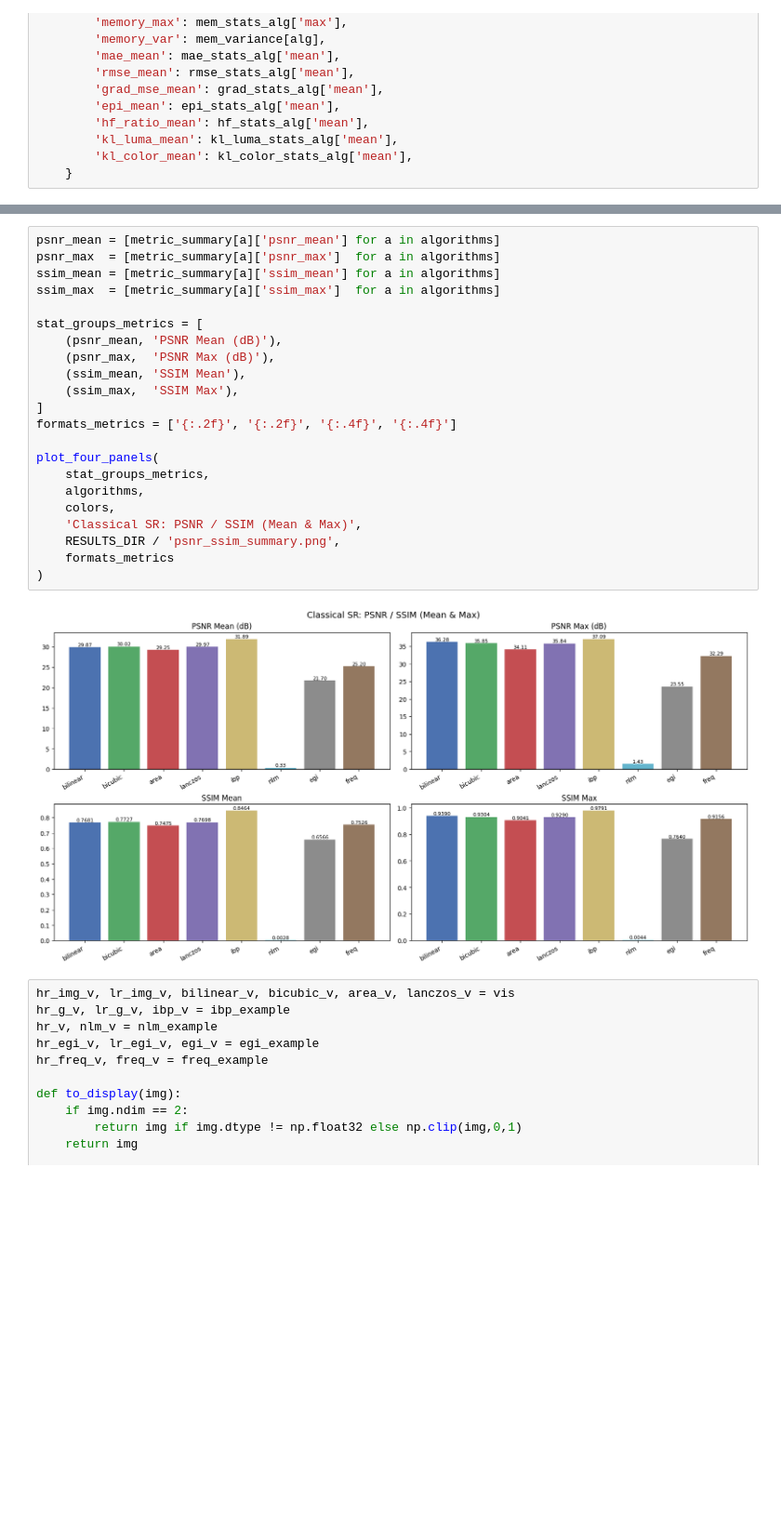
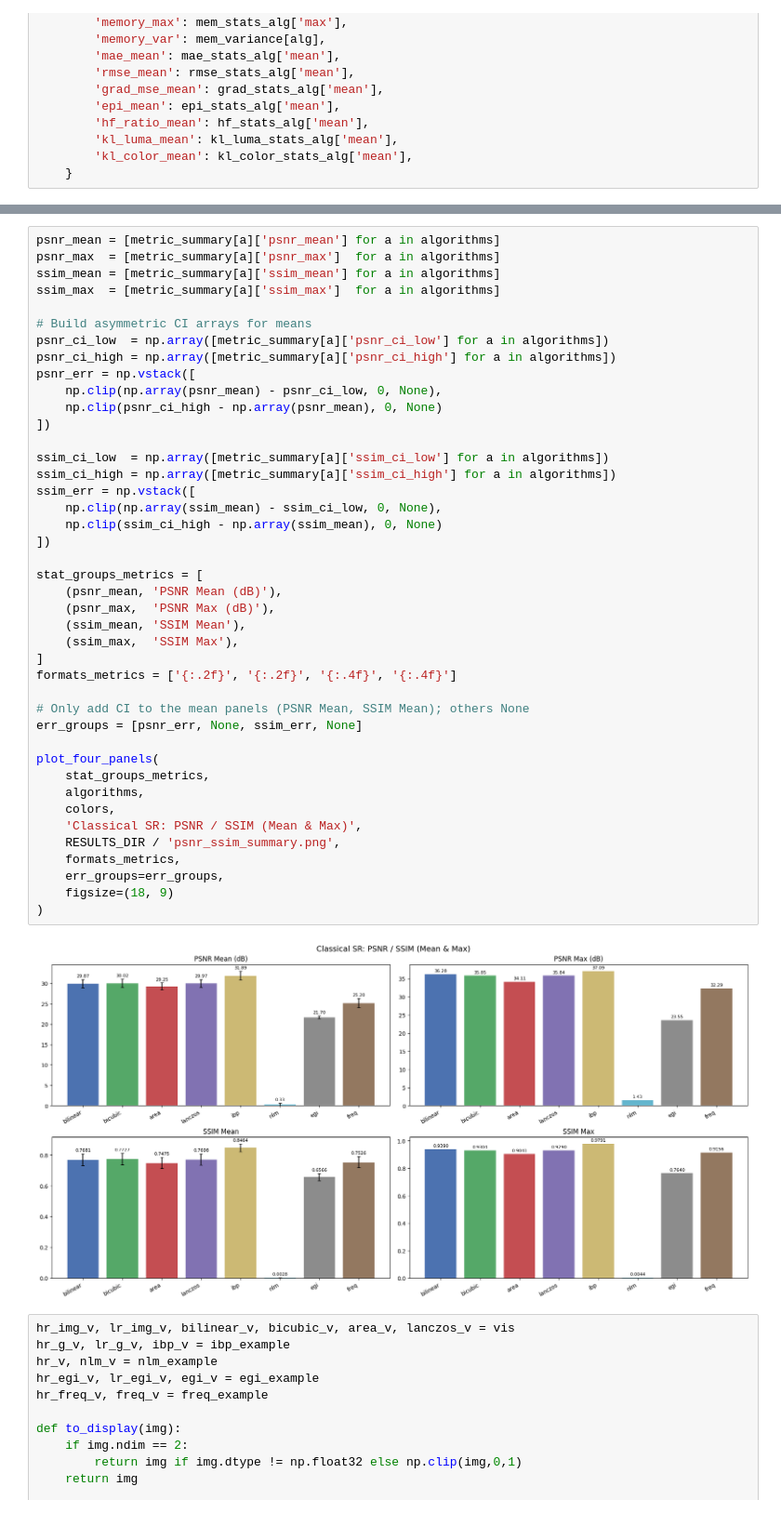
Before and after one commit to bgmanuel99/Super-Resolution-Images-for-3D-Printing-Defect-Detection, a Jupyter notebook: SRModels/classic_super_resolution_algorithms/super_resolucion_clasica.ipynb, the cells around one changed output, grey strips where cells are left out. Shown at 93% size. Saved outputs shown, nothing was run; the diff lists cells and outputs as text; blank space fills up the shorter version.

Commit message:
Changing displaying method and PSNR and SSIM panels

```diff
--- a/SRModels/classic_super_resolution_algorithms/super_resolucion_clasica.ipynb
+++ b/SRModels/classic_super_resolution_algorithms/super_resolucion_clasica.ipynb
@@ -322,27 +388,47 @@ plot_four_panels(
 # %%
 psnr_mean = [metric_summary[a]['psnr_mean'] for a in algorithms]
 psnr_max  = [metric_summary[a]['psnr_max']  for a in algorithms]
 ssim_mean = [metric_summary[a]['ssim_mean'] for a in algorithms]
 ssim_max  = [metric_summary[a]['ssim_max']  for a in algorithms]
+
+# Build asymmetric CI arrays for means
+psnr_ci_low  = np.array([metric_summary[a]['psnr_ci_low'] for a in algorithms])
+psnr_ci_high = np.array([metric_summary[a]['psnr_ci_high'] for a in algorithms])
+psnr_err = np.vstack([
+    np.clip(np.array(psnr_mean) - psnr_ci_low, 0, None),
+    np.clip(psnr_ci_high - np.array(psnr_mean), 0, None)
+])
+
+ssim_ci_low  = np.array([metric_summary[a]['ssim_ci_low'] for a in algorithms])
+ssim_ci_high = np.array([metric_summary[a]['ssim_ci_high'] for a in algorithms])
+ssim_err = np.vstack([
+    np.clip(np.array(ssim_mean) - ssim_ci_low, 0, None),
+    np.clip(ssim_ci_high - np.array(ssim_mean), 0, None)
+])
 
 stat_groups_metrics = [
     (psnr_mean, 'PSNR Mean (dB)'),
     (psnr_max,  'PSNR Max (dB)'),
     (ssim_mean, 'SSIM Mean'),
     (ssim_max,  'SSIM Max'),
 ]
 formats_metrics = ['{:.2f}', '{:.2f}', '{:.4f}', '{:.4f}']
 
+# Only add CI to the mean panels (PSNR Mean, SSIM Mean); others None
+err_groups = [psnr_err, None, ssim_err, None]
+
 plot_four_panels(
     stat_groups_metrics,
     algorithms,
     colors,
     'Classical SR: PSNR / SSIM (Mean & Max)',
     RESULTS_DIR / 'psnr_ssim_summary.png',
-    formats_metrics
+    formats_metrics,
+    err_groups=err_groups,
+    figsize=(18, 9)
 )
 # %% [output]
-[figure, old version]
+[figure, new version]
 # %%
 hr_img_v, lr_img_v, bilinear_v, bicubic_v, area_v, lanczos_v = vis
 hr_g_v, lr_g_v, ibp_v = ibp_example
```
Also changed, not shown: parts of 5 cells of this notebook.
